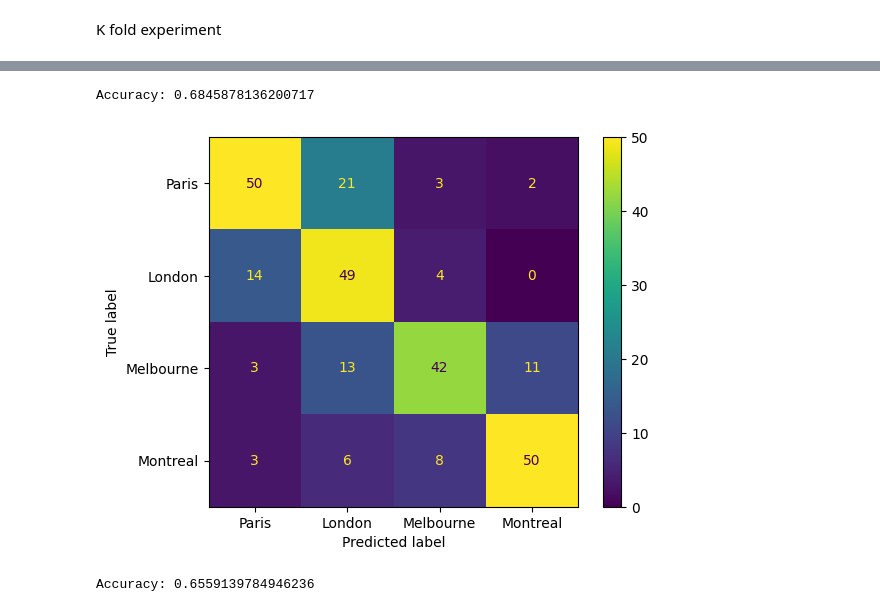
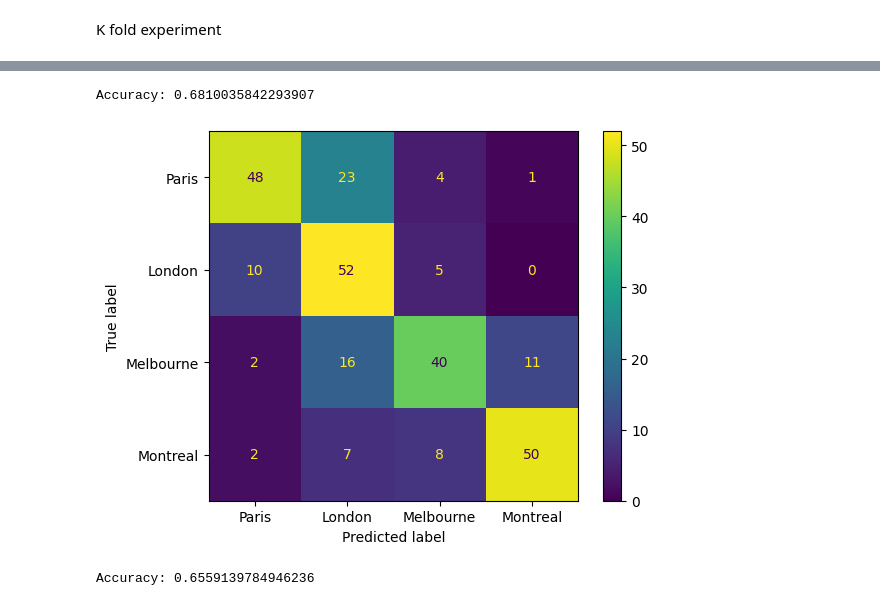
Before and after one commit to Kuzcop/551_Text_Classification_Reddit, a Jupyter notebook: NB.ipynb, the cells around one changed output, grey strips where cells are left out. Drawn from its saved outputs; the diff is of its cells as text; code cells hidden in the pictures.

Commit message:
Collected classification metric LR, SVM

```diff
--- a/NB.ipynb
+++ b/NB.ipynb
@@ -193,7 +193,7 @@ from sklearn.metrics import accuracy_score
 from sklearn import svm
 
 class SVM():
-    def __init__(self, max_features = 15000, token_pattern = r"(?u)\b[a-z][a-z]+\b", min_df = 1, max_df = 1.0, ngram_range = (1,1), degree = 3, kernel = 'linear', sublinear_tf = False, tol = 1e-3):
+    def __init__(self, max_features = 15000, token_pattern = r"(?u)\b[a-z][a-z]+\b", min_df = 1, max_df = 1.0, ngram_range = (1,1), degree = 3, kernel = 'linear', sublinear_tf = False, tol = 1e-3, weights = None):
         spacy_stopwords_list = list(fr_stop) + list(en_stop)
         nltk_stopwords_list = stopwords.words('english') + stopwords.words('french')
         other_stop_words = ['http', 'https', 'www']
@@ -204,9 +204,10 @@ class SVM():
         self.kernel = kernel
         self.sublinear_tf = sublinear_tf
         self.tol = tol
+        self.weights = weights
         self.vectorizer = TfidfVectorizer(max_features = max_features, lowercase=True, token_pattern= token_pattern, min_df = min_df, max_df = max_df, ngram_range = ngram_range, sublinear_tf=sublinear_tf)
         # self.vectorizer = CountVectorizer(binary = True, max_features = max_features, token_pattern=token_pattern, lowercase=True, strip_accents='unicode', min_df = min_df, max_df = max_df, ngram_range = ngram_range)
-        self.svm_class = svm.SVC(C=1,kernel=kernel, random_state=seed, degree=degree, tol=tol)
+        self.svm_class = svm.SVC(C=1,kernel=kernel, random_state=seed, degree=degree, tol=tol, class_weight=weights)
 
     def train(self, x_data_train, x_data_labels):
         assert len(x_data_train)  == len(x_data_labels)
@@ -500,16 +503,16 @@ KeyboardInterrupt:
 # %%
 from sklearn.metrics import classification_report
 # %%
-model2 = SVM(max_features=9000, degree=1, kernel='linear', tol=0.1, sublinear_tf=False)
+model2 = SVM(max_features=10000, degree=1, kernel='poly', tol=0.01, sublinear_tf=False, weights = None)
 model2.train(training_data_split, training_labels_split)
 pred = model2.predict(testing_data_split)
 print("Accuracy:",accuracy_score(testing_labels_split, pred))
 cm = confusion_matrix(testing_labels_split, pred)
 df = pd.DataFrame.from_dict(classification_report(testing_labels_split, pred,output_dict=True))
-df.to_csv("Classification Metrics SVM.csv")
+df.to_csv("Classification Metrics SVMp.csv")
 disp = ConfusionMatrixDisplay(confusion_matrix=cm, display_labels=labels)
 disp.plot()
 plt.show()
 # %% [output]
-Accuracy: 0.6845878136200717
+Accuracy: 0.6810035842293907
-[figure, old version]
+[figure, new version]
```
Also changed, not shown: parts of 4 cells of this notebook, 1 other file.
